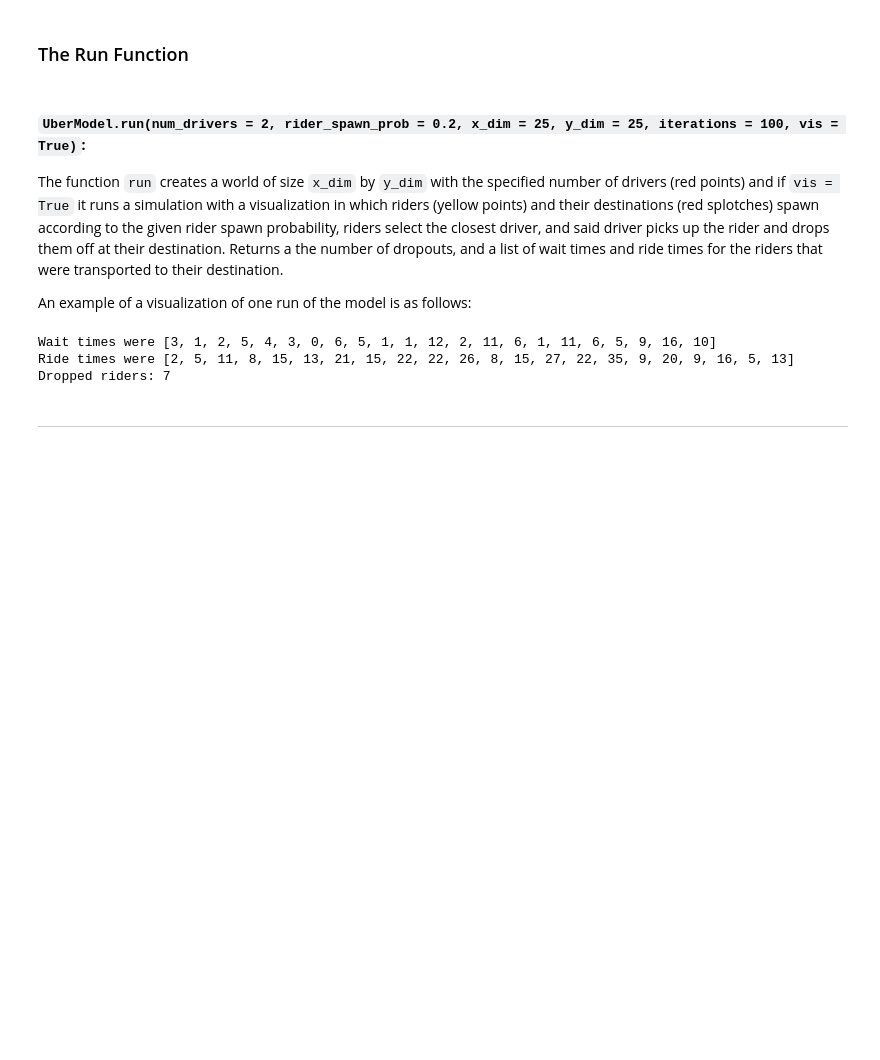
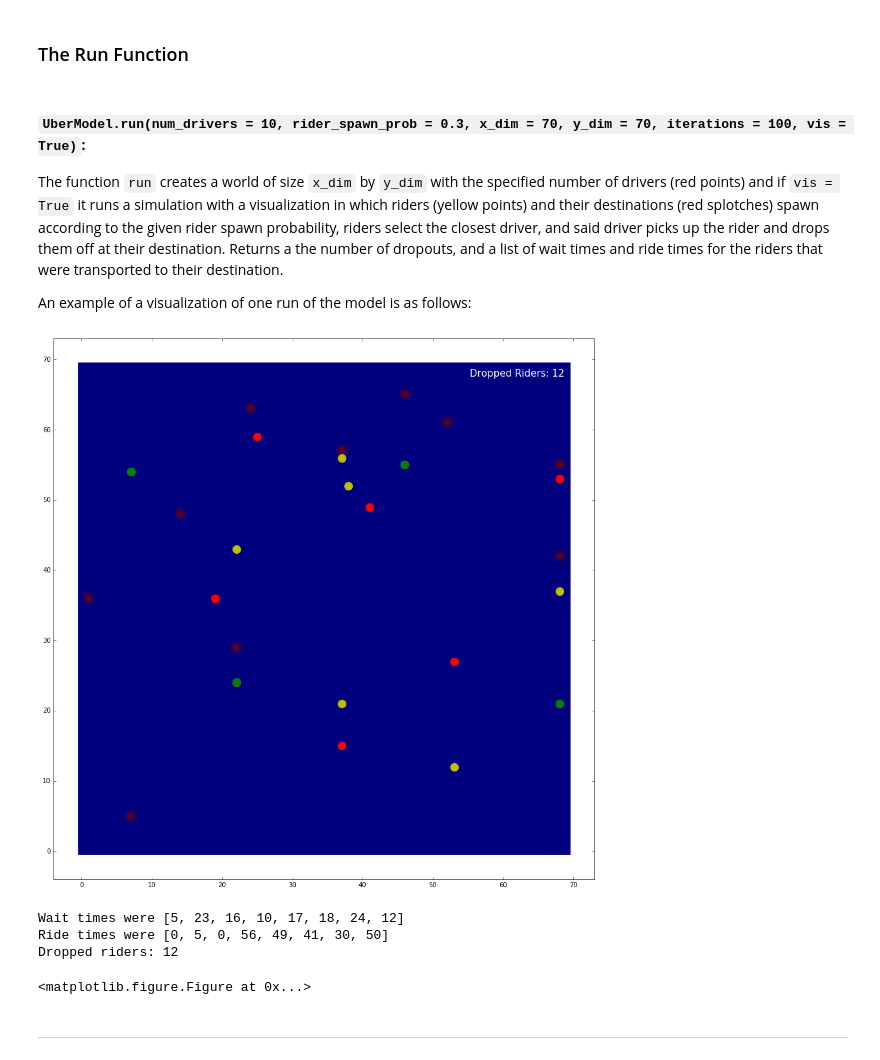
Before and after one commit to adhi-r/ridesharing-model, a Jupyter notebook: ProjectReport.ipynb, the cells around one changed output. Drawn from its saved outputs; the diff is of its cells as text; code cells hidden in the pictures; blank space fills up the shorter version.

Commit message:
fixed default params in the report, model.py still the same

```diff
--- a/ProjectReport.ipynb
+++ b/ProjectReport.ipynb
@@ -91,23 +91,25 @@ dir(rider)[-2:]
 # %%
 from UberModel import run
 # %% [markdown]
-#### **`UberModel.run(num_drivers = 2, rider_spawn_prob = 0.2, x_dim = 25, y_dim = 25, iterations = 100, vis = True)`:**
+#### **`UberModel.run(num_drivers = 10, rider_spawn_prob = 0.3, x_dim = 70, y_dim = 70, iterations = 100, vis = True)`:**
 The function `run` creates a world of size `x_dim` by `y_dim` with the specified number of drivers (red points) and if `vis = True` it runs a simulation with a visualization in which riders (yellow points) and their destinations (red splotches) spawn according to the given rider spawn probability, riders select the closest driver, and said driver picks up the rider and drops them off at their destination. Returns a the number of dropouts, and a list of wait times and ride times for the riders that were transported to their destination.
 
 An example of a visualization of one run of the model is as follows:
 # %%
 #actually run one example of the model with animation
 from UberModel import run
 %matplotlib inline
-w, r, d = run(num_drivers = 20, rider_spawn_prob = 0.9, x_dim = 25, y_dim = 25, iterations = 50, vis = False)
+w, r, d = run()
 
 print("Wait times were", w)
 print("Ride times were", r)
 print("Dropped riders:", d)
 # %% [output]
+[figure, added]
-Wait times were [3, 1, 2, 5, 4, 3, 0, 6, 5, 1, 1, 12, 2, 11, 6, 1, 11, 6, 5, 9, 16, 10]
-Ride times were [2, 5, 11, 8, 15, 13, 21, 15, 22, 22, 26, 8, 15, 27, 22, 35, 9, 20, 9, 16, 5, 13]
-Dropped riders: 7
+Wait times were [5, 23, 16, 10, 17, 18, 24, 12]
+Ride times were [0, 5, 0, 56, 49, 41, 30, 50]
+Dropped riders: 12
+<matplotlib.figure.Figure at 0x...>
 # %% [markdown]
 ---
 # %% [markdown]
```
